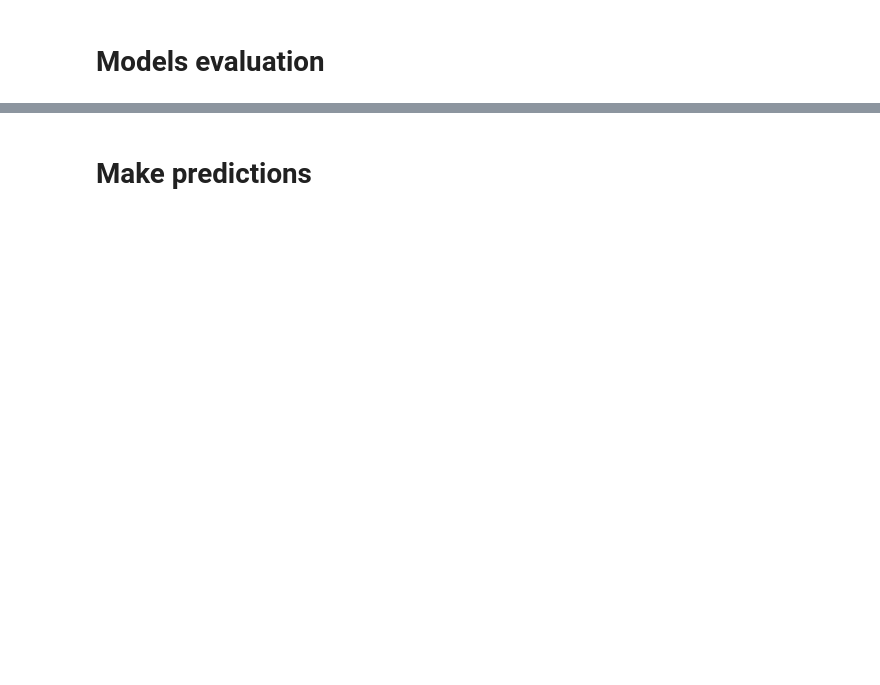
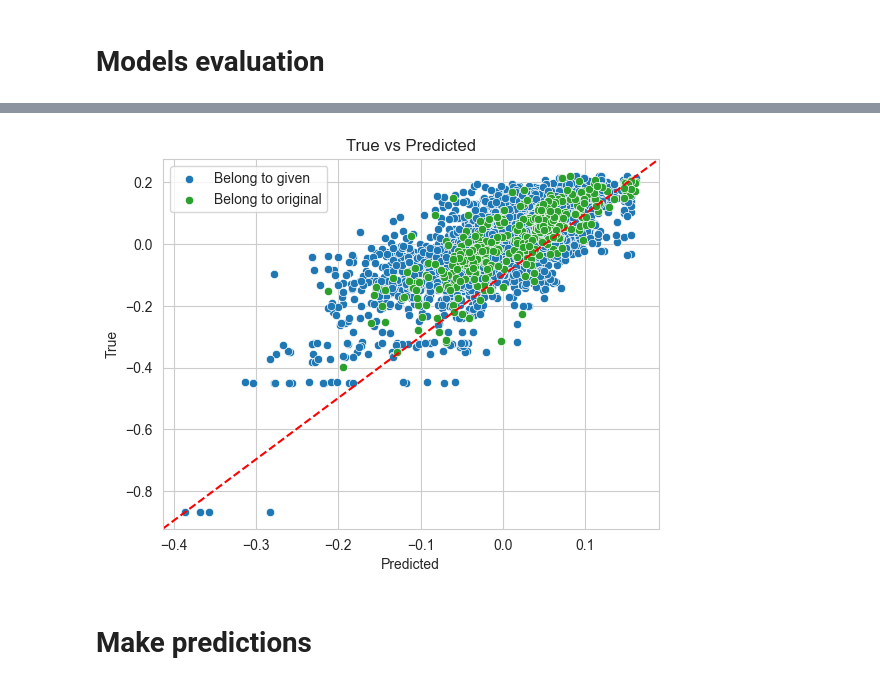
Before and after one commit to mnokno/FeatureImputationHeatFluxDataset, a Jupyter notebook: FeatureImputationHeatFluxDataset/src/FeatureImputationHeatFluxDataset.ipynb, the cells around one changed output, grey strips where cells are left out. Cells and saved outputs as stored; diff of their text form; code cells hidden in the pictures; blank space fills up the shorter version.

```diff
--- a/FeatureImputationHeatFluxDataset/src/FeatureImputationHeatFluxDataset.ipynb
+++ b/FeatureImputationHeatFluxDataset/src/FeatureImputationHeatFluxDataset.ipynb
@@ -1101,20 +1085,19 @@ def get_split_data(eval_sets_idx) -> tuple[pd.DataFrame, pd.DataFrame]:
 # %%
-def graph_predictions_vs_true() -> None:
-    # All model should have the exact same eval sets
-    df_eval_given, df_eval_original = get_split_data(train_results['LightGBM_eval_sets'])
+graph_data = {
+    "data": [(X_given, y_given), (X_og, y_og)],
+    "name": ['given', 'original']
+}
 
-    graph_data = {
-        "data": [df_eval_given, df_eval_original],
-        "name": ['given', 'original']
-    }
+sns.set_palette([sns.color_palette("tab10")[0], sns.color_palette("tab10")[2]])
+for data, name in zip(graph_data['data'], graph_data['name']):
+    y = data[1]
+    y_predicted = make_stacked_predictions(data[0])
+    data_to_graph = pd.DataFrame({"Predicted": y_predicted, "True": y})
+    sns.scatterplot(x='Predicted', y='True', label=f"Belong to {name}", data=data_to_graph)
 
-    for data, name in zip(graph_data['data'], graph_data['name']):
-        X = data.drop('x_e_out', axis=1)
-        y = data['x_e_out']
-        y_predicted = make_predictions(X)
-        data_to_graph = pd.DataFrame({"Predicted": y_predicted, "True": y})
-        sns.scatterplot(x='Predicted', y='True', label=f"Belong to {name}", data=data_to_graph)
-
-    plt.plot([0, 1], [0, 1], transform=plt.gca().transAxes, ls='--', c='red')
-    plt.title("True vs Predicted")
-    plt.legend()
+plt.plot([0, 1], [0, 1], transform=plt.gca().transAxes, ls='--', c='red')
+plt.title("True vs Predicted")
+plt.legend()
+plt.show()
+# %% [output]
+[figure, added]
```
Also changed, not shown: parts of 17 cells of this notebook, 1 other file.
